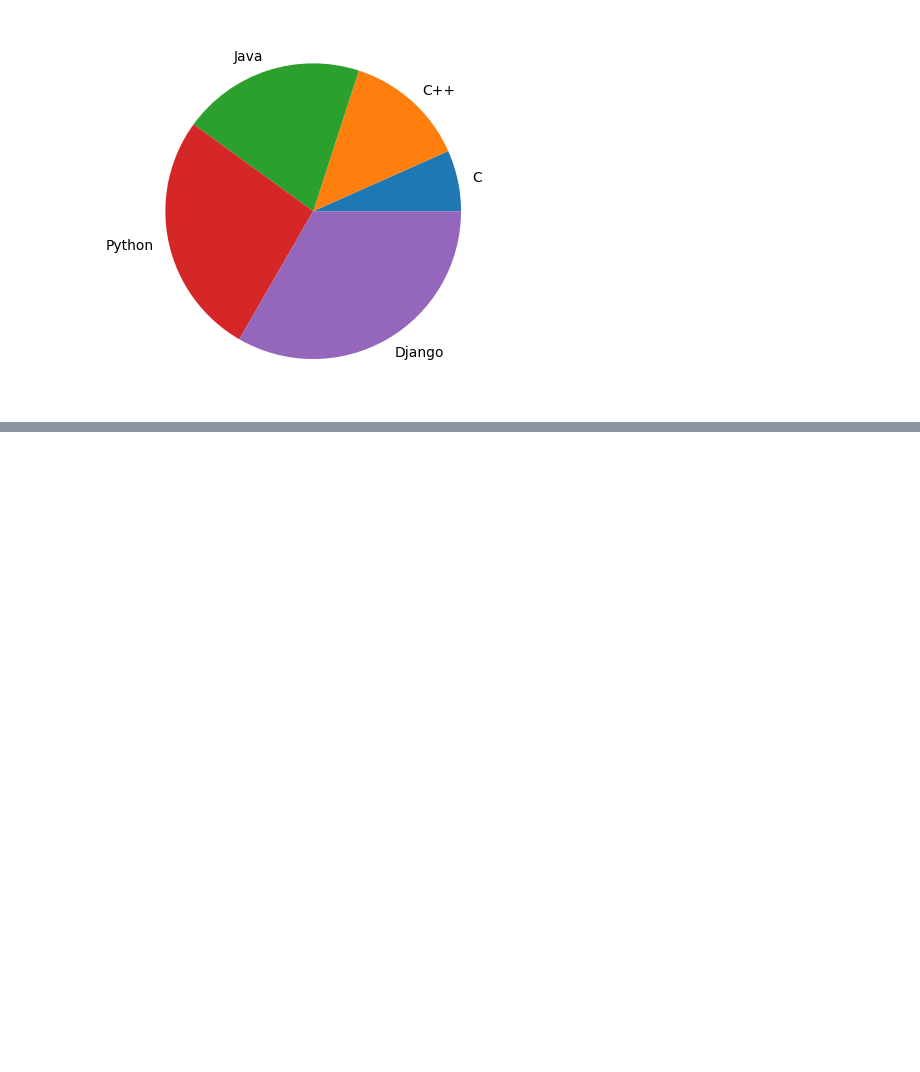
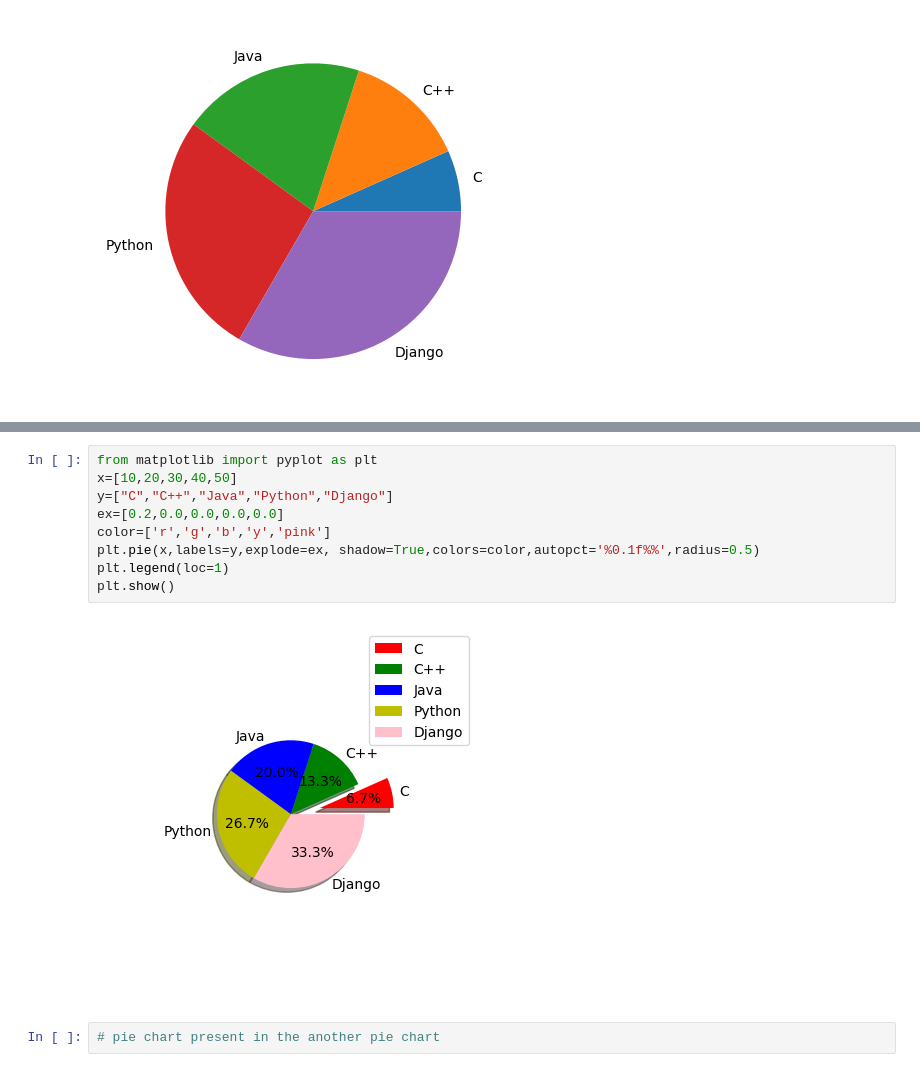
Before and after one commit to 63Ankit/Extra_Activity, a Jupyter notebook: matplotlib.ipynb, the cells around one changed output, grey strips where cells are left out. Saved outputs shown, nothing was run; the diff lists cells and outputs as text; blank space fills up the shorter version.

```diff
--- a/matplotlib.ipynb
+++ b/matplotlib.ipynb
@@ -267,0 +268,13 @@ plt.show()
+# %%
+from matplotlib import pyplot as plt
+x=[10,20,30,40,50]
+y=["C","C++","Java","Python","Django"]
+ex=[0.2,0.0,0.0,0.0,0.0]
+color=['r','g','b','y','pink']
+plt.pie(x,labels=y,explode=ex, shadow=True,colors=color,autopct='%0.1f%%',radius=0.5)
+plt.legend(loc=1)
+plt.show()
+# %% [output]
+[figure, added]
+# %%
+# pie chart present in the another pie chart
```
Also changed, not shown: parts of 2 cells of this notebook.
